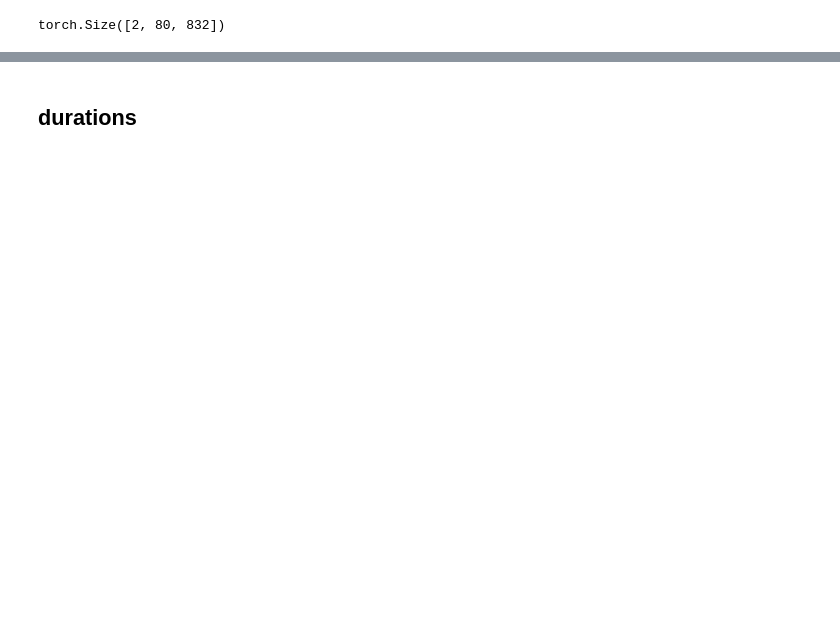
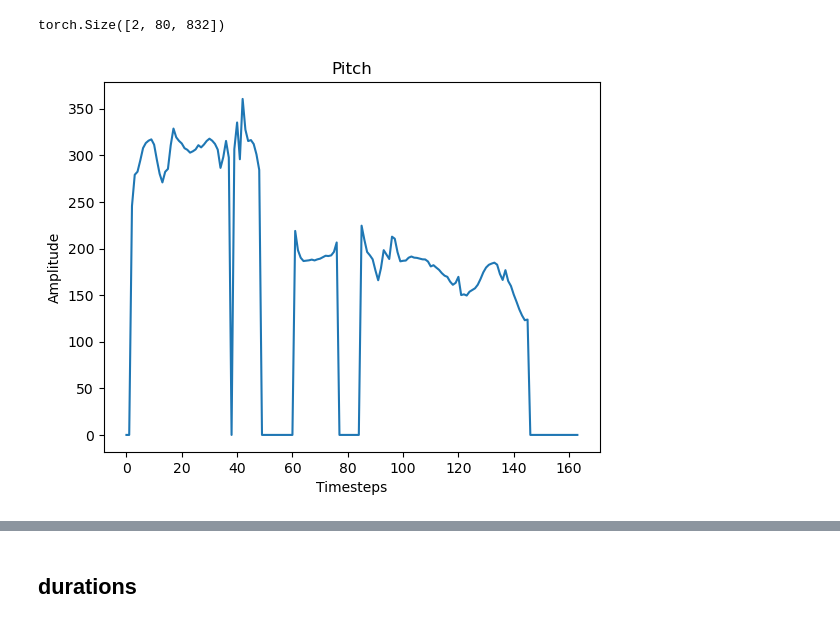
Before and after one commit to ahadjawaid/fastspeech, a Jupyter notebook: nbs/04_preprocess.ipynb, the cells around one changed output, grey strips where cells are left out. Saved outputs shown, nothing was run; the diff lists cells and outputs as text; code cells hidden in the pictures; blank space fills up the shorter version.

```diff
--- a/nbs/04_preprocess.ipynb
+++ b/nbs/04_preprocess.ipynb
@@ -195,3 +192,15 @@ padded_mels = pad_mels(map_tensors(mels))
 padded_mels.shape
 # %% [output]
 torch.Size([2, 80, 832])
+# %%
+#| export
+def extract_pitch(wav, sr=22050, hop_length=256):
+    f0, t = pw.dio(wav.astype(np.float64), fs=sr,
+               frame_period=hop_length/sr * 1000)
+    pitch = pw.stonemask(wav.astype(np.float64), f0, t, fs=sr)
+    return pitch.astype(np.float32)
+# %%
+pitch = extract_pitch(wav)
+plot(pitch, "Pitch", "Timesteps", "Amplitude")
+# %% [output]
+[figure, added]
```
Also changed, not shown: parts of 21 cells of this notebook, 12 other files.
